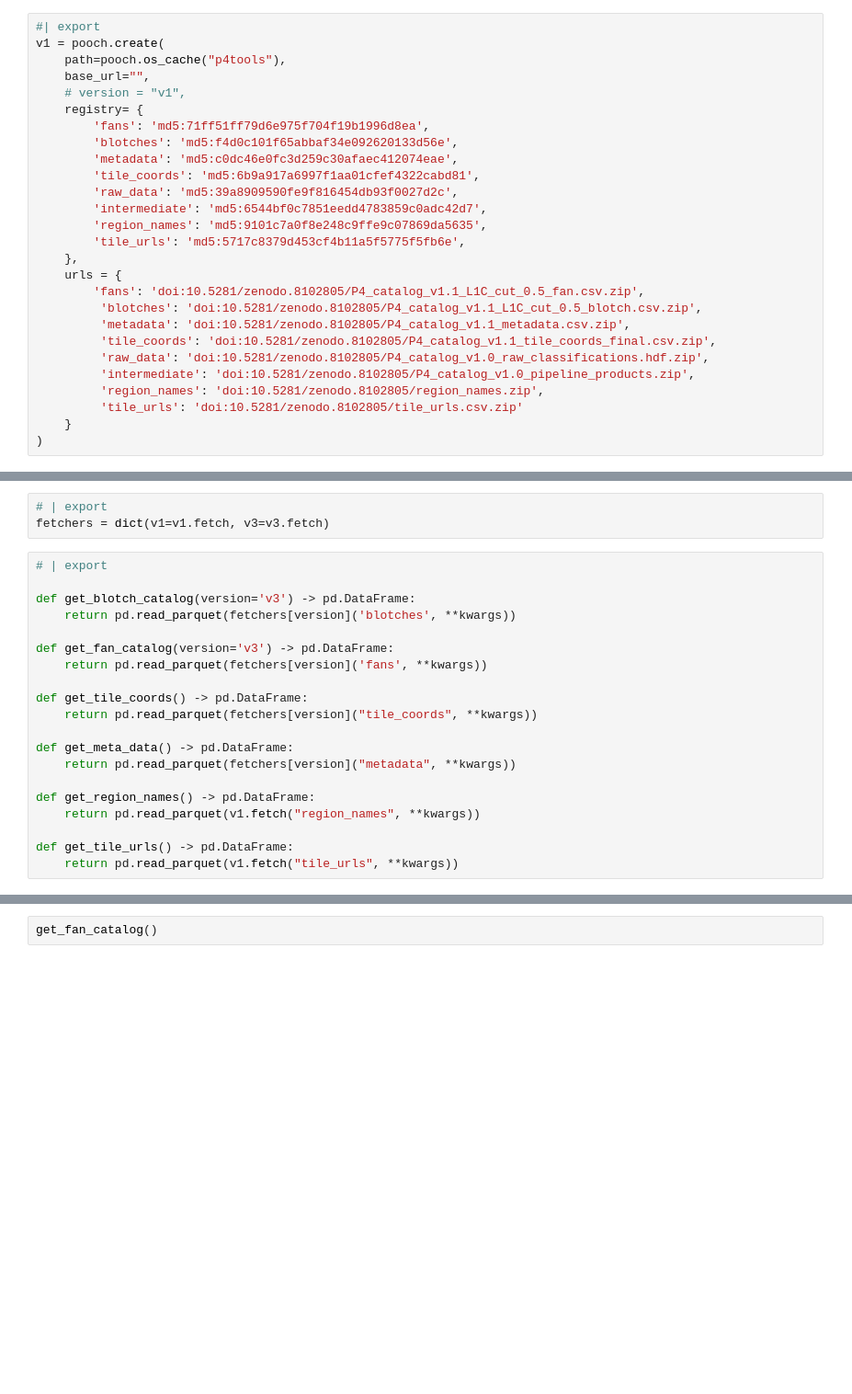
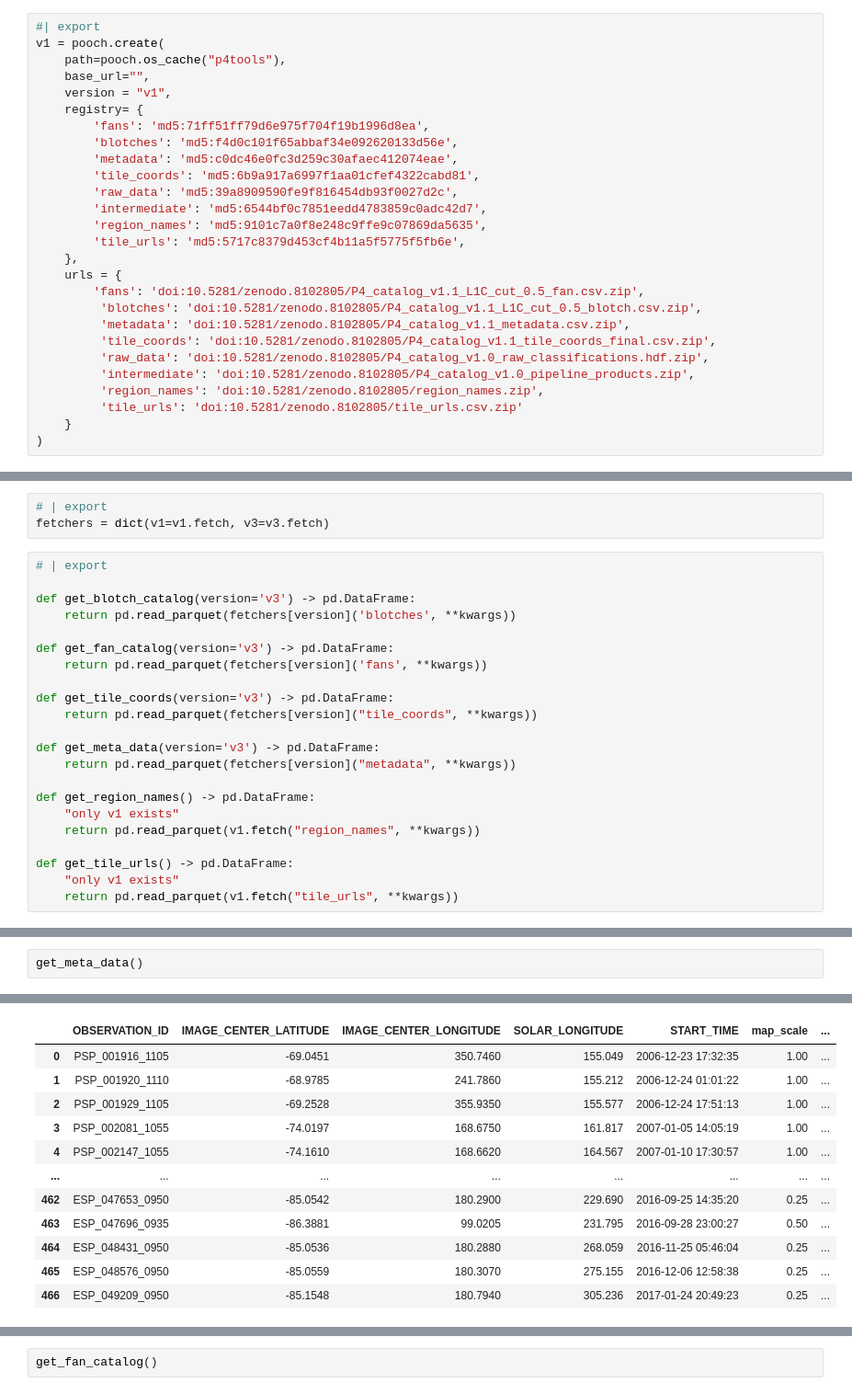
Before and after one commit to michaelaye/p4tools, a Jupyter notebook: notebooks/00_io.ipynb, the cells around one changed output, grey strips where cells are left out. Shown: that part at 92% size. Drawn from its saved outputs; the diff is of its cells as text; blank space fills up the shorter version.

```diff
--- a/notebooks/00_io.ipynb
+++ b/notebooks/00_io.ipynb
@@ -21,7 +20,7 @@ logger.setLevel("DEBUG")
 v1 = pooch.create(
     path=pooch.os_cache("p4tools"),
     base_url="",
-    # version = "v1",
+    version = "v1",
     registry= {
         'fans': 'md5:71ff51ff79d6e975f704f19b1996d8ea',
         'blotches': 'md5:f4d0c101f65abbaf34e092620133d56e',
@@ -154,14 +166,16 @@ def get_blotch_catalog(version='v3') -> pd.DataFrame:
 def get_fan_catalog(version='v3') -> pd.DataFrame:
     return pd.read_parquet(fetchers[version]('fans', **kwargs))
 
-def get_tile_coords() -> pd.DataFrame:
+def get_tile_coords(version='v3') -> pd.DataFrame:
     return pd.read_parquet(fetchers[version]("tile_coords", **kwargs))
 
-def get_meta_data() -> pd.DataFrame:
+def get_meta_data(version='v3') -> pd.DataFrame:
     return pd.read_parquet(fetchers[version]("metadata", **kwargs))
 
 def get_region_names() -> pd.DataFrame:
+    "only v1 exists"
     return pd.read_parquet(v1.fetch("region_names", **kwargs))
 
 def get_tile_urls() -> pd.DataFrame:
+    "only v1 exists"
     return pd.read_parquet(v1.fetch("tile_urls", **kwargs))
@@ -183,0 +182,3 @@ get_blotch_catalog('v3')
+# %%
+get_meta_data()
+# %% [output]
@@ -183,0 +187,12 @@ get_blotch_catalog('v3')
+|  | OBSERVATION_ID | IMAGE_CENTER_LATITUDE | IMAGE_CENTER_LONGITUDE | SOLAR_LONGITUDE | START_TIME | map_scale | ... |
+| 0 | PSP_001916_1105 | -69.0451 | 350.7460 | 155.049 | 2006-12-23 17:32:35 | 1.00 | ... |
+| 1 | PSP_001920_1110 | -68.9785 | 241.7860 | 155.212 | 2006-12-24 01:01:22 | 1.00 | ... |
+| 2 | PSP_001929_1105 | -69.2528 | 355.9350 | 155.577 | 2006-12-24 17:51:13 | 1.00 | ... |
+| 3 | PSP_002081_1055 | -74.0197 | 168.6750 | 161.817 | 2007-01-05 14:05:19 | 1.00 | ... |
+| 4 | PSP_002147_1055 | -74.1610 | 168.6620 | 164.567 | 2007-01-10 17:30:57 | 1.00 | ... |
+| ... | ... | ... | ... | ... | ... | ... | ... |
+| 462 | ESP_047653_0950 | -85.0542 | 180.2900 | 229.690 | 2016-09-25 14:35:20 | 0.25 | ... |
+| 463 | ESP_047696_0935 | -86.3881 | 99.0205 | 231.795 | 2016-09-28 23:00:27 | 0.50 | ... |
+| 464 | ESP_048431_0950 | -85.0536 | 180.2880 | 268.059 | 2016-11-25 05:46:04 | 0.25 | ... |
+| 465 | ESP_048576_0950 | -85.0559 | 180.3070 | 275.155 | 2016-12-06 12:58:38 | 0.25 | ... |
+| 466 | ESP_049209_0950 | -85.1548 | 180.7940 | 305.236 | 2017-01-24 20:49:23 | 0.25 | ... |
```
Also changed, not shown: parts of 11 cells of this notebook, 4 other files.
